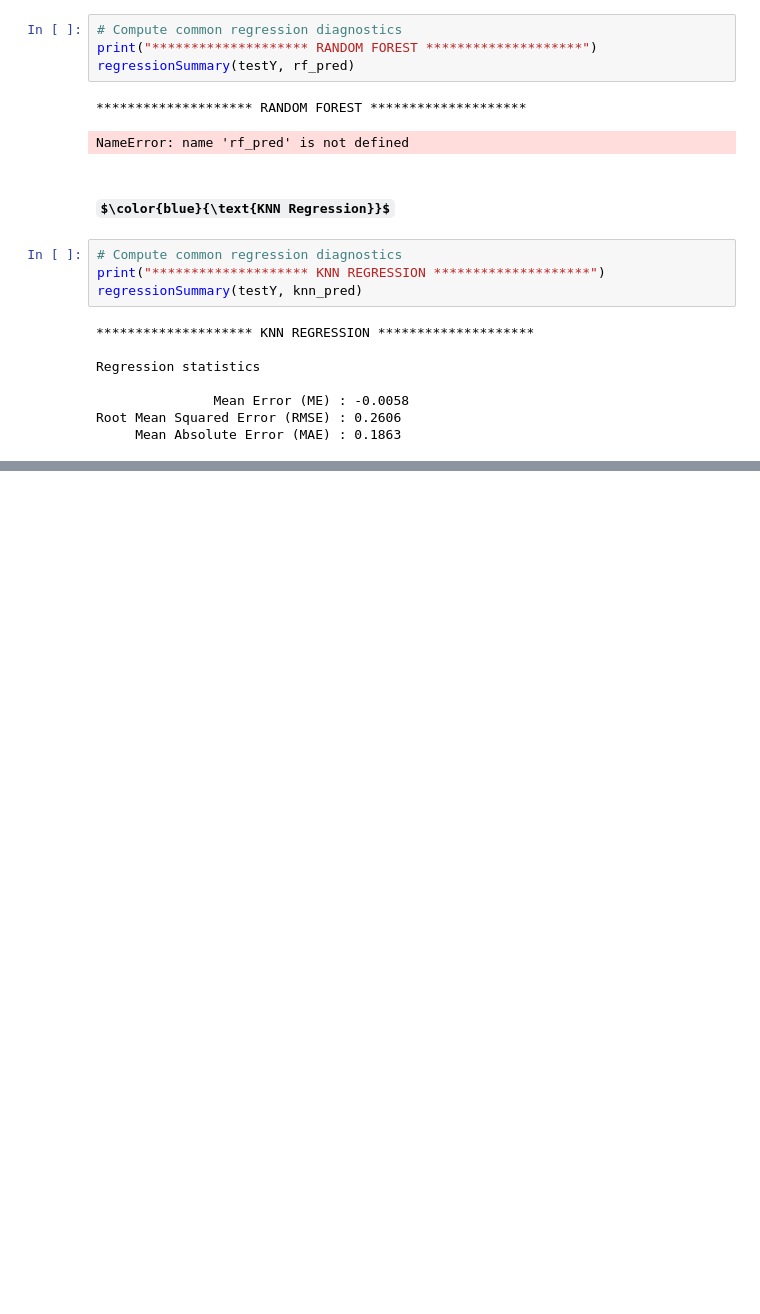
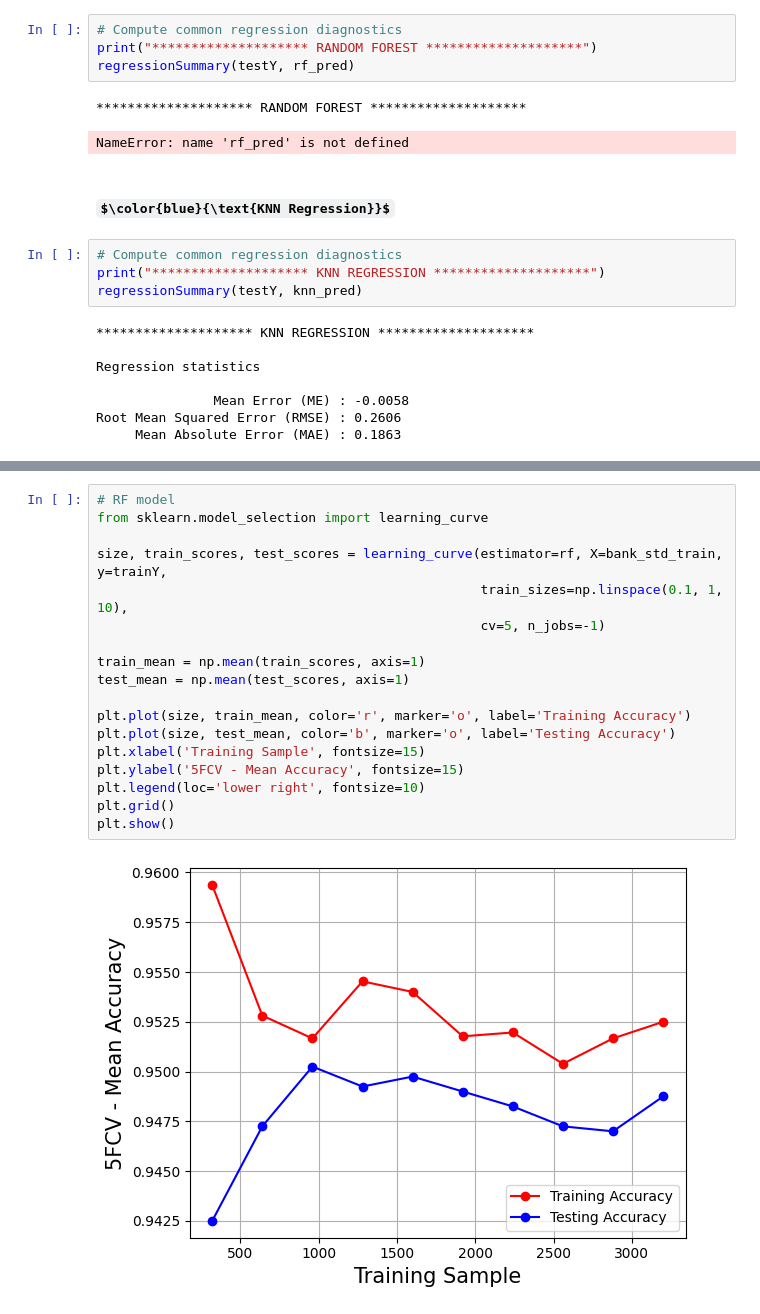
Before and after one commit to marcus-wuertz/Client-Presentation-3, a Jupyter notebook: Presentation_Three.ipynb, the cells around one changed output, grey strips where cells are left out. Drawn from its saved outputs; the diff is of its cells as text; some formulas as TeX source; blank space fills up the shorter version.

```diff
--- a/Presentation_Three.ipynb
+++ b/Presentation_Three.ipynb
@@ -550,0 +758,20 @@ Root Mean Squared Error (RMSE) : 0.2606
+# %%
+# RF model
+from sklearn.model_selection import learning_curve
+
+size, train_scores, test_scores = learning_curve(estimator=rf, X=bank_std_train, y=trainY,
+                                                 train_sizes=np.linspace(0.1, 1, 10),
+                                                 cv=5, n_jobs=-1)
+
+train_mean = np.mean(train_scores, axis=1)
+test_mean = np.mean(test_scores, axis=1)
+
+plt.plot(size, train_mean, color='r', marker='o', label='Training Accuracy')
+plt.plot(size, test_mean, color='b', marker='o', label='Testing Accuracy')
+plt.xlabel('Training Sample', fontsize=15)
+plt.ylabel('5FCV - Mean Accuracy', fontsize=15)
+plt.legend(loc='lower right', fontsize=10)
+plt.grid()
+plt.show()
+# %% [output]
+[figure, added]
```
Also changed, not shown: parts of 22 cells of this notebook.
